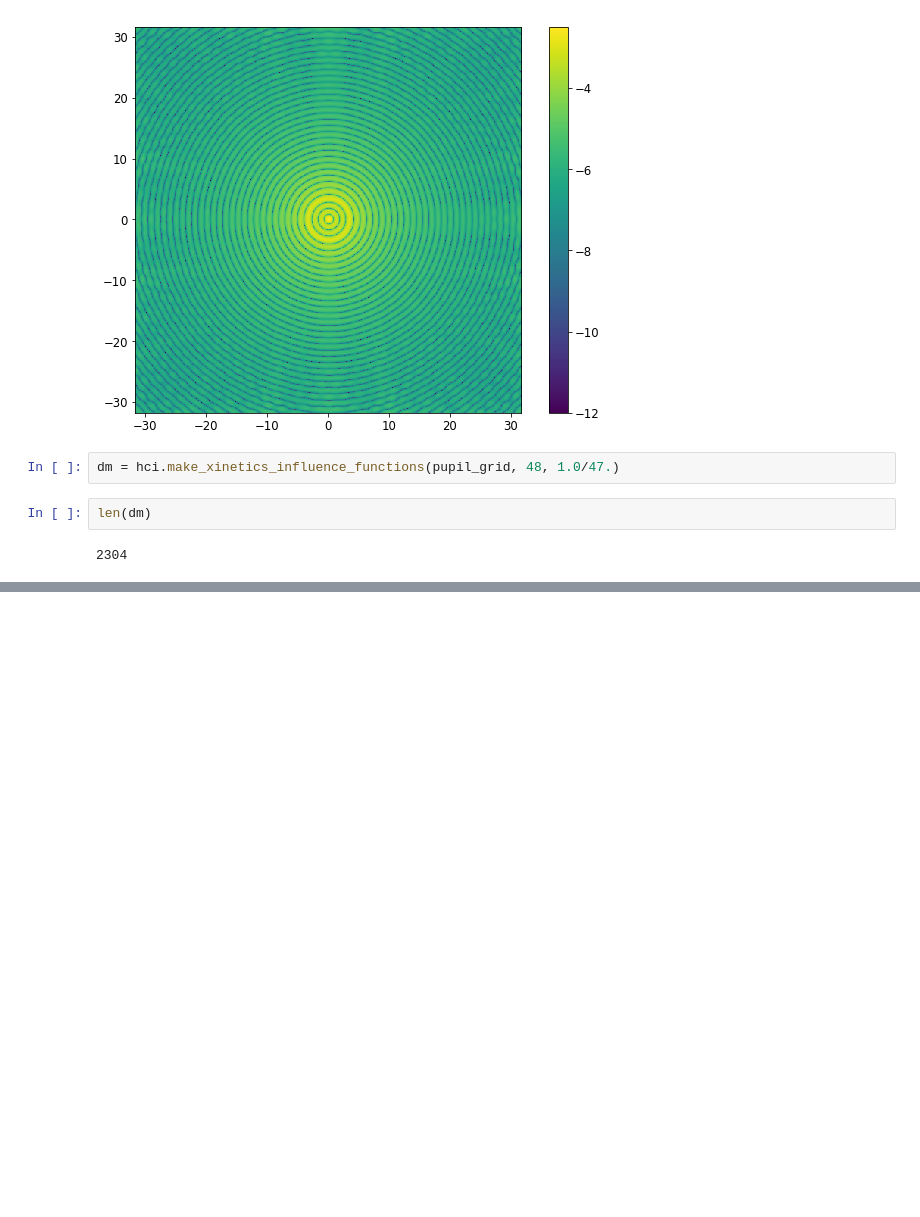
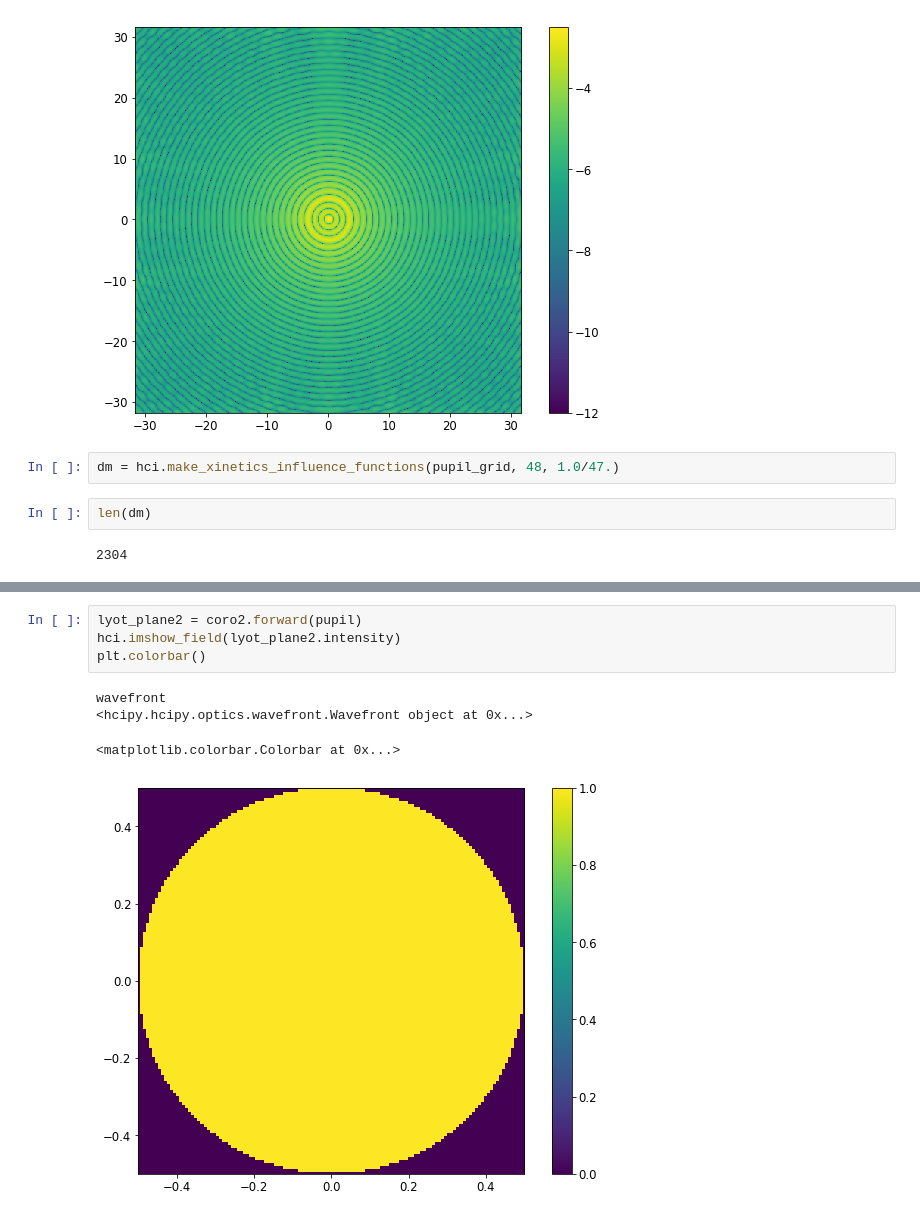
Before and after one commit to chen-pin/sleec, a Jupyter notebook: 2dm_coronagraph.ipynb, the cells around one changed output, grey strips where cells are left out. Saved outputs shown, nothing was run; the diff lists cells and outputs as text; blank space fills up the shorter version.

```diff
--- a/2dm_coronagraph.ipynb
+++ b/2dm_coronagraph.ipynb
@@ -107,0 +114,9 @@ np.sqrt(2304)
+# %%
+lyot_plane2 = coro2.forward(pupil)
+hci.imshow_field(lyot_plane2.intensity)
+plt.colorbar()
+# %% [output]
+wavefront
+<hcipy.hcipy.optics.wavefront.Wavefront object at 0x...>
+<matplotlib.colorbar.Colorbar at 0x...>
+[figure, added]
```
Also changed, not shown: parts of 3 cells of this notebook, 46 other files.
